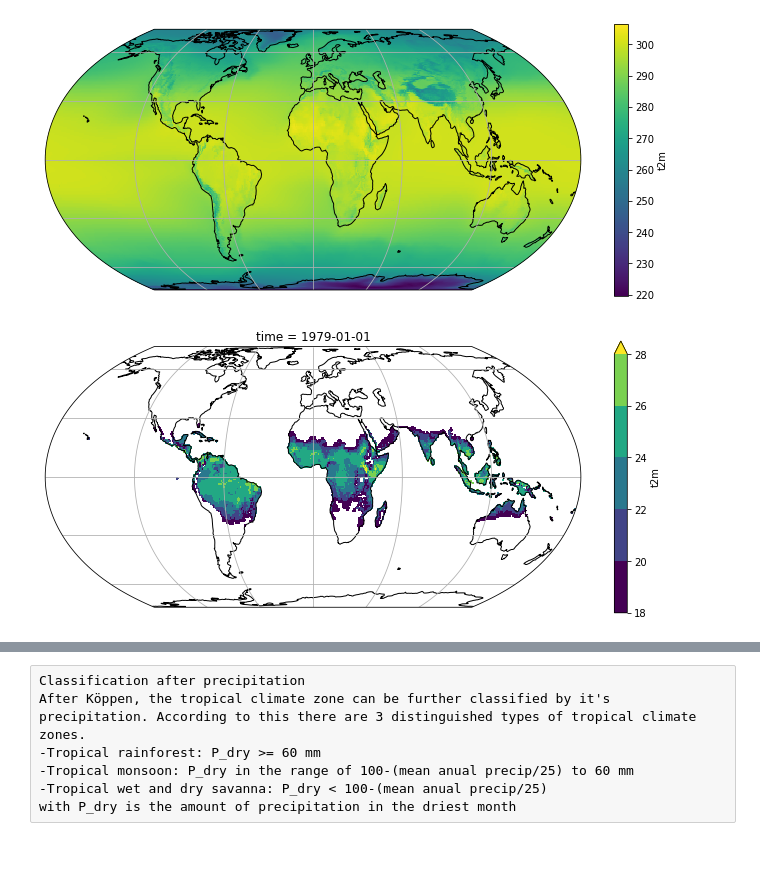
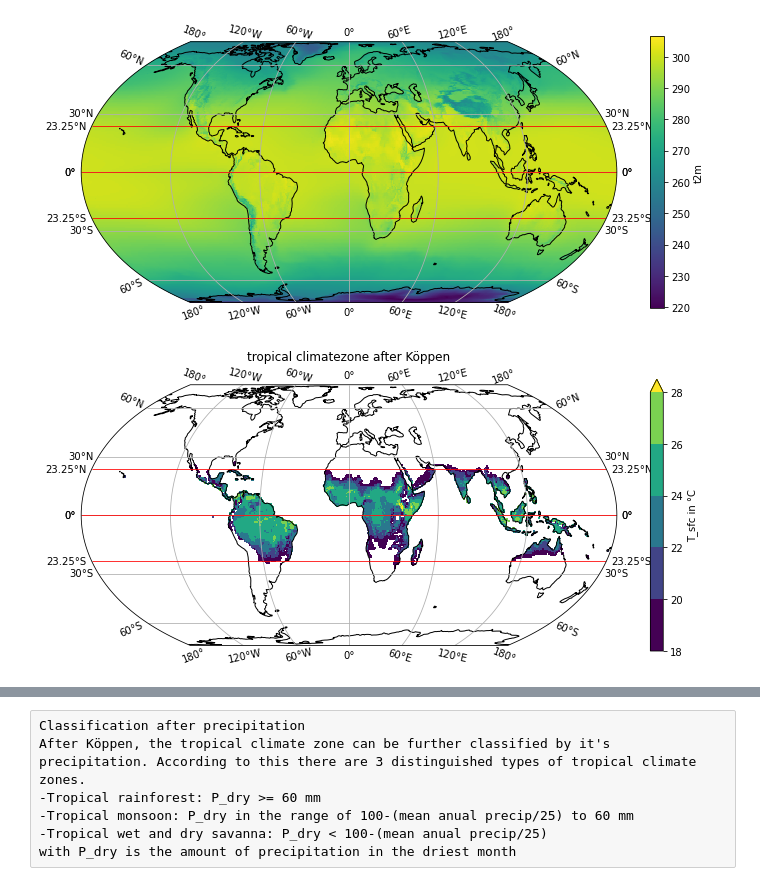
Before and after one commit to afisc/climate_project, a Jupyter notebook: tropics_introduction.ipynb, the cells around one changed output, grey strips where cells are left out. Cells and saved outputs as stored; diff of their text form; code cells hidden in the pictures; blank space fills up the shorter version.

```diff
--- a/tropics_introduction.ipynb
+++ b/tropics_introduction.ipynb
@@ -15,17 +36,24 @@ plt.rcParams['figure.figsize'] = (12, 5)  # Default plot size
 # %%
 #classification with temperature
 ds = xr.open_dataset('C:/Users/leopo/Master/climate/data/ERA5_LowRes_Monthly_t2m.nc')
 #only land data
 nc_inv = xr.open_dataset('C:/Users/leopo/Master/climate/data/ERA5_LowRes_Invariant.nc')
 
 t2m = ds.t2m
 t_mean = t2m.mean(dim = 'time')
 #plotting
 ax = plt.axes(projection = ccrs.EqualEarth())
 t_mean.plot(ax = ax, transform = ccrs.PlateCarree())
-ax.coastlines(); ax.gridlines();
+ax.coastlines(); grid = ax.gridlines(draw_labels = True);
+#grid.xlabels_top = False;
+#grid.xlabels_bottom = False;
+#grid.ylabels_right = False;
+#grid.ylabels_left = False;
+grid1 = ax.gridlines(color = 'red', draw_labels = True);
+grid1.ylocator = mticker.FixedLocator([-23.25, 0, 23.25]);
+grid1.xlocator = mticker.FixedLocator([]);
 # %% [output]
-[figure, old version]
+[figure, new version]
 # %%
 # monthly average temperature
 t_month_avg = t2m.groupby('time.month').mean()
@@ -36,11 +64,17 @@ t_min = t_month_avg.min(dim='month') - 273.15
 tropics = t_min.where(t_min >= 18)
 tropics = tropics.where(nc_inv.lsm > 0.5)
 
+tropics_def = t2m.latitude.where(t2m.latitude == 23.25)
+
 #plotting
 ax = plt.axes(projection = ccrs.EqualEarth())
 #t_min.plot(ax = ax, transform = ccrs.PlateCarree())
-tropics.plot(ax = ax, transform = ccrs.PlateCarree(), levels = [18, 20, 22, 24, 26, 28])
-#tropics.plot.contour(ax = ax, transform = ccrs.PlateCarree(), levels = 1, colors = 'magenta')
-ax.coastlines(); ax.gridlines();
+tropics.plot(ax = ax, transform = ccrs.PlateCarree(), levels = [18, 20, 22, 24, 26, 28], cbar_kwargs = {'label':'T_sfc in °C'})
+plt.title('tropical climatezone after Köppen')
+ax.coastlines(); grid = ax.gridlines(draw_labels = True);
+grid1 = ax.gridlines(color = 'red', draw_labels = True);
+grid1.ylocator = mticker.FixedLocator([-23.25, 0, 23.25]);
+grid1.xlocator = mticker.FixedLocator([]);
+plt.savefig('tropical_temperature.jpeg')
 # %% [output]
-[figure, old version]
+[figure, new version]
```
Also changed, not shown: parts of 12 cells of this notebook, 1 other file.
